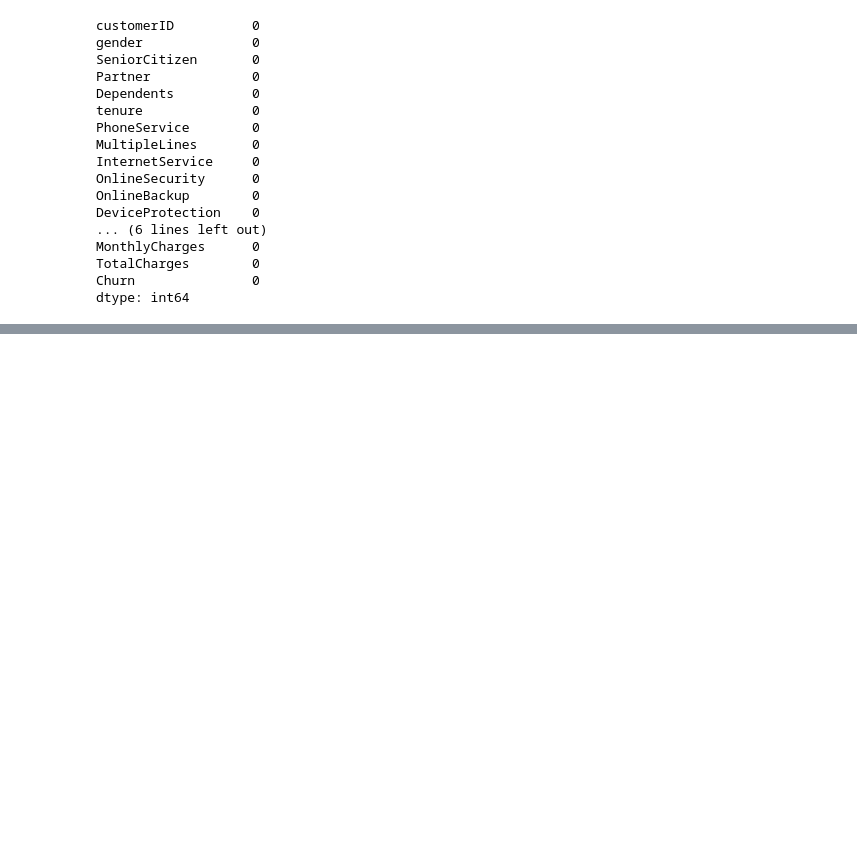
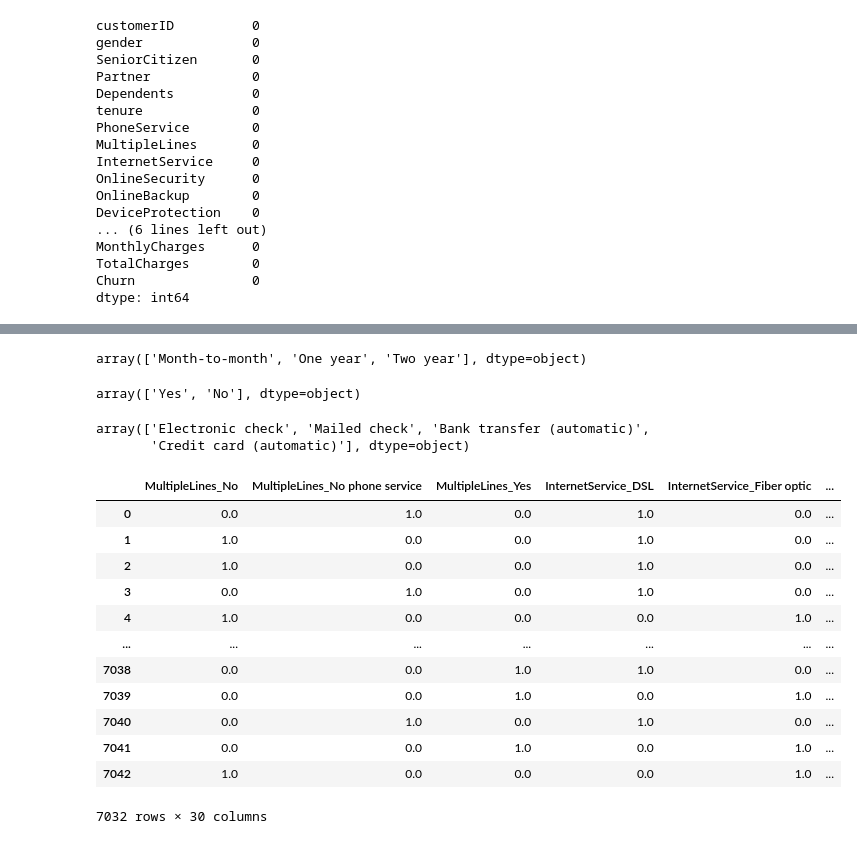
Before and after one commit to g4m3m4g/Telco-Churn-Pipeline, a Jupyter notebook: Pipeline.ipynb, the cells around one changed output, grey strips where cells are left out. Saved outputs shown, nothing was run; the diff lists cells and outputs as text; code cells hidden in the pictures; blank space fills up the shorter version.

```diff
--- a/Pipeline.ipynb
+++ b/Pipeline.ipynb
@@ -92,0 +181,13 @@ df.head(3)
+# %%
+df['Contract'].unique()
+# %% [output]
+array(['Month-to-month', 'One year', 'Two year'], dtype=object)
+# %%
+df['PaperlessBilling'].unique()
+# %% [output]
+array(['Yes', 'No'], dtype=object)
+# %%
+df['PaymentMethod'].unique()
+# %% [output]
+array(['Electronic check', 'Mailed check', 'Bank transfer (automatic)',
+       'Credit card (automatic)'], dtype=object)
@@ -92,0 +203,16 @@ df.head(3)
+# %%
+OHE_df
+# %% [output]
+|  | MultipleLines_No | MultipleLines_No phone service | MultipleLines_Yes | InternetService_DSL | InternetService_Fiber optic | ... |
+| 0 | 0.0 | 1.0 | 0.0 | 1.0 | 0.0 | ... |
+| 1 | 1.0 | 0.0 | 0.0 | 1.0 | 0.0 | ... |
+| 2 | 1.0 | 0.0 | 0.0 | 1.0 | 0.0 | ... |
+| 3 | 0.0 | 1.0 | 0.0 | 1.0 | 0.0 | ... |
+| 4 | 1.0 | 0.0 | 0.0 | 0.0 | 1.0 | ... |
+| ... | ... | ... | ... | ... | ... | ... |
+| 7038 | 0.0 | 0.0 | 1.0 | 1.0 | 0.0 | ... |
+| 7039 | 0.0 | 0.0 | 1.0 | 0.0 | 1.0 | ... |
+| 7040 | 0.0 | 1.0 | 0.0 | 1.0 | 0.0 | ... |
+| 7041 | 0.0 | 0.0 | 1.0 | 0.0 | 1.0 | ... |
+| 7042 | 1.0 | 0.0 | 0.0 | 0.0 | 1.0 | ... |
+7032 rows × 30 columns
```
Also changed, not shown: parts of 36 cells of this notebook.
